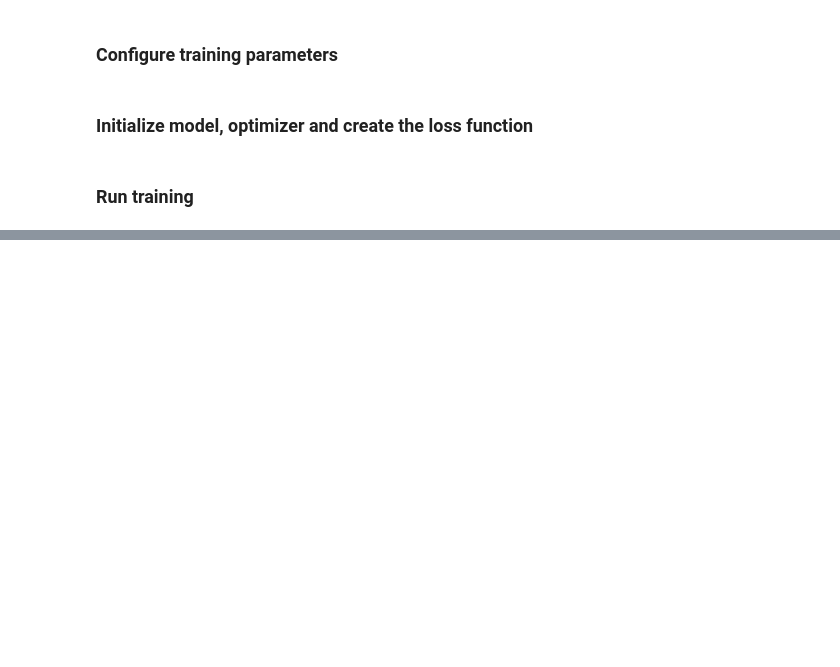
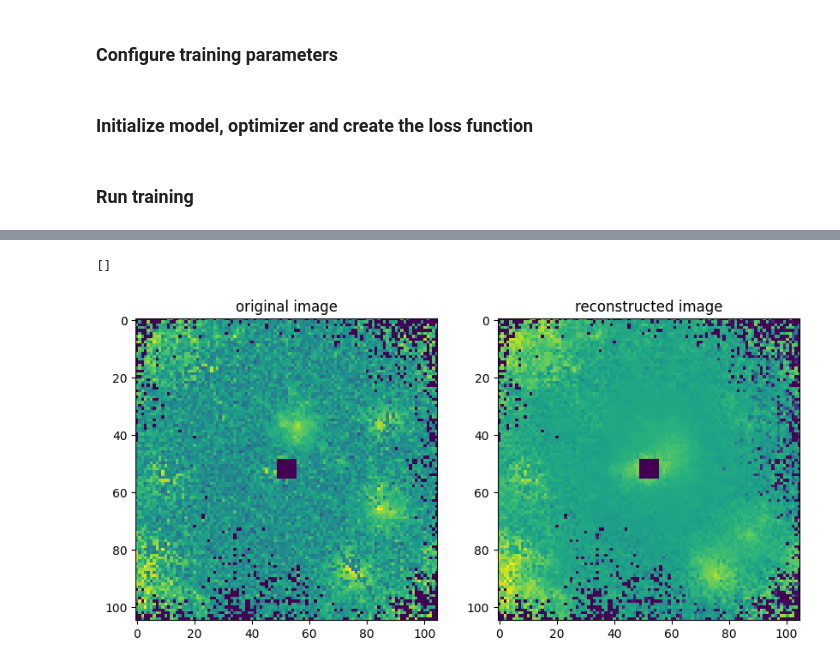
Before and after one commit to my-alaska/ISZ, a Jupyter notebook: FoCal/VAE.ipynb, the cells around one changed output, grey strips where cells are left out. Saved outputs shown, nothing was run; the diff lists cells and outputs as text; code cells hidden in the pictures; blank space fills up the shorter version.

```diff
--- a/FoCal/VAE.ipynb
+++ b/FoCal/VAE.ipynb
@@ -321,15 +351,18 @@ plt.plot()
 # %%
 model.eval()
-x_recon, mu, logvar = model(test_dataset[3002:3003][0].unsqueeze(1).to(DEVICE))
+x_recon, mu, logvar = model(test_dataset[3000:3001][0].unsqueeze(1).to(DEVICE))
 # %%
 fig, ax = plt.subplots(nrows=1, ncols=2, figsize=(10, 5))
 
-original = test_dataset[3002][0].squeeze().cpu().detach().numpy()
+original = test_dataset[3000][0].squeeze().cpu().detach().numpy()
 reconstructed = nn.functional.sigmoid(x_recon[0]).squeeze().cpu().detach().numpy()
 
 ax[0].imshow(original)
 ax[0].set_title("original image")
 ax[1].imshow(reconstructed)
 ax[1].set_title("reconstructed image")
 
 plt.plot()
+# %% [output]
+[]
+[figure, added]
```
Also changed, not shown: parts of 10 cells of this notebook, 1 other file.
